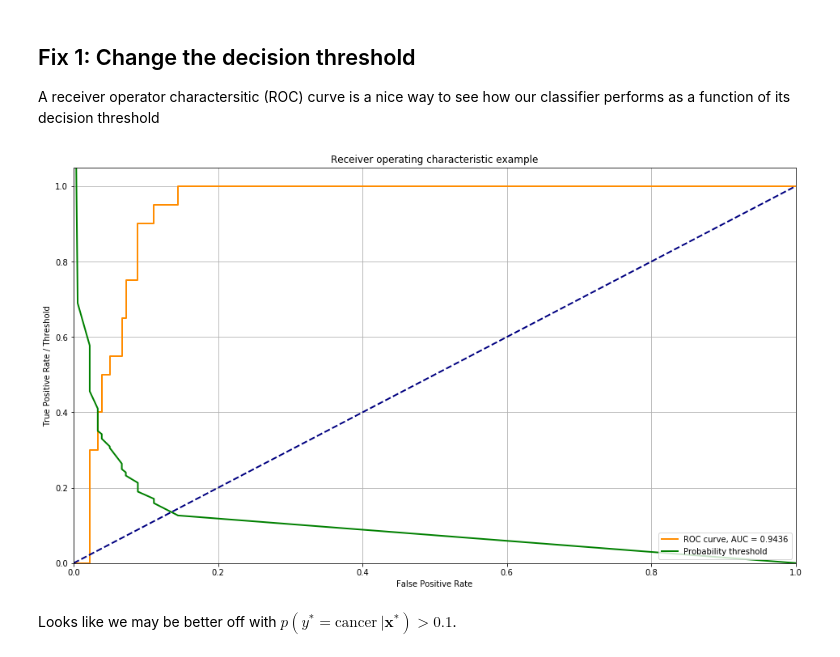
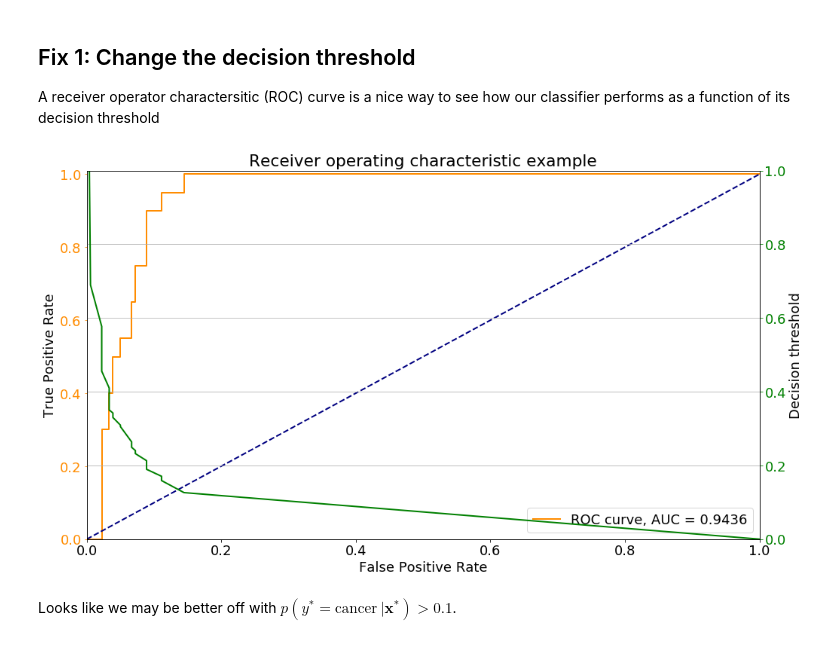
Before and after one commit to dsteinberg/DIPA-validation, a Jupyter notebook: class_imbalance.ipynb, the cells around one changed output. Saved outputs shown, nothing was run; the diff lists cells and outputs as text; code cells hidden in the pictures.

Commit message:
twinx roc curve

```diff
--- a/class_imbalance.ipynb
+++ b/class_imbalance.ipynb
@@ -14,6 +14,7 @@ $\DeclareMathOperator*{\argmin}{\arg\!\min}$
 # %%
 import numpy as np
 import pandas as pd
+import matplotlib
 import matplotlib.pyplot as pl
 from sklearn.linear_model import LogisticRegression as LR
 from sklearn.svm import SVC
@@ -22,6 +23,7 @@ from sklearn.metrics import accuracy_score, precision_score, recall_score, roc_c
 from IPython.display import display, HTML
 
 %matplotlib inline
+matplotlib.rcParams.update({'font.size': 18})
 np.random.seed(666)  # fix random seed
 FIGSIZE = (16, 9)
 # %% [markdown]
@@ -217,27 +219,34 @@ A receiver operator charactersitic (ROC) curve is a nice way to see how our clas
 # %%
 # Get probabilistic prediction
 def plot_roc_curve(py):
     fpr, tpr, thresholds = roc_curve(y_test, py[:, 1])
     roc_auc = auc(fpr, tpr)
 
     lw = 2
     pl.plot(fpr, tpr, color='darkorange', lw=lw, label='ROC curve, AUC = {:.4f}'.format(roc_auc))
-    pl.plot(fpr, thresholds, color='green', lw=lw, label='Probability threshold')
     pl.plot([0, 1], [0, 1], color='navy', lw=lw, linestyle='--')
     pl.xlim([0.0, 1.0])
-    pl.ylim([0.0, 1.05])
+    pl.ylim([0.0, 1.01])
     pl.xlabel('False Positive Rate')
-    pl.ylabel('True Positive Rate / Threshold')
+    pl.ylabel('True Positive Rate')
+    pl.legend(loc="lower right")
+    pl.tick_params('y', colors='darkorange')
+
+    ax2 = pl.gca().twinx()
+    ax2.plot(fpr, thresholds, color='green', lw=lw, label='Probability threshold')
+    ax2.set_ylim([0.0, 1.0])
+    ax2.set_ylabel('Decision threshold')
+    ax2.tick_params('y', colors='green')
+
     pl.title('Receiver operating characteristic example')
     pl.grid()
-    pl.legend(loc="lower right")
 
 py = lr.predict_proba(X_test)
 pl.figure(figsize=FIGSIZE)
 plot_roc_curve(py)
 pl.show()
 # %% [output]
-[figure, old version]
+[figure, new version]
 # %% [markdown]
 Looks like we may be better off with $p(y^* = \text{cancer}~| \mathbf{x}^*) > 0.1$.
 # %%
```
Also changed, not shown: parts of 6 cells of this notebook.
